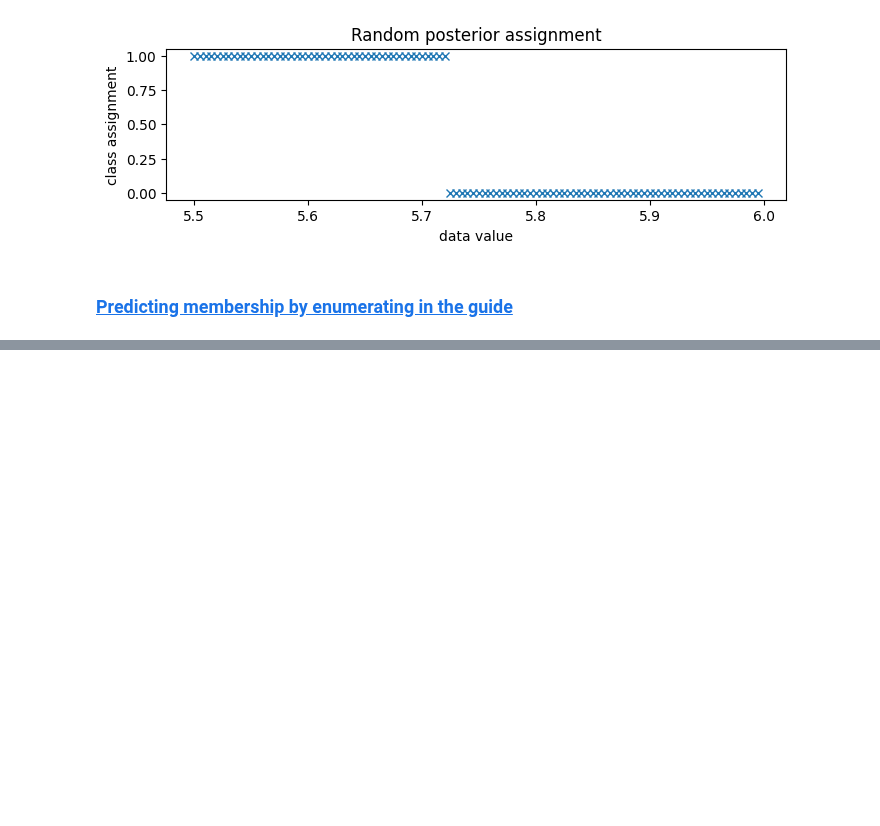
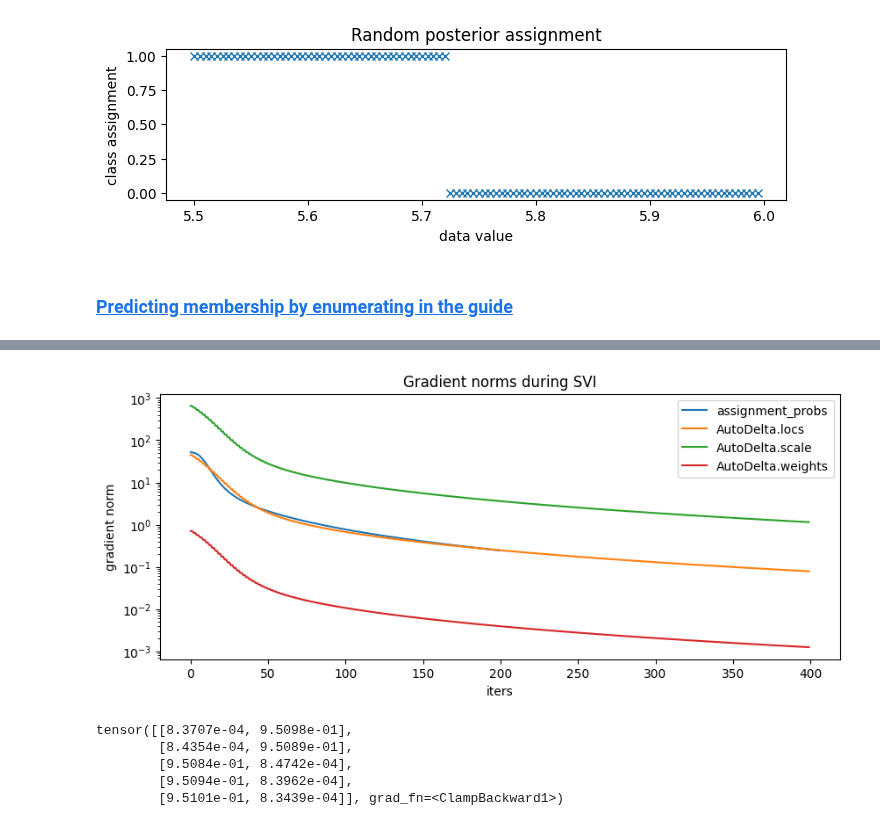
Before and after one commit to drclab/GP_VAE, a Jupyter notebook: drclab/Pyro/svi_GM_00.ipynb, the cells around one changed output, grey strips where cells are left out. Saved outputs shown, nothing was run; the diff lists cells and outputs as text; code cells hidden in the pictures; blank space fills up the shorter version.

```diff
--- a/drclab/Pyro/svi_GM_00.ipynb
+++ b/drclab/Pyro/svi_GM_00.ipynb
@@ -210,0 +250,11 @@ pyplot.ylabel('class assignment');
+# %%
+pyplot.figure(figsize=(10,4), dpi=100).set_facecolor('white')
+for name, grad_norms in gradient_norms.items():
+    pyplot.plot(grad_norms, label=name)
+pyplot.xlabel('iters')
+pyplot.ylabel('gradient norm')
+pyplot.yscale('log')
+pyplot.legend(loc='best')
+pyplot.title('Gradient norms during SVI');
+# %% [output]
+[figure, added]
@@ -210,0 +263,8 @@ pyplot.ylabel('class assignment');
+# %%
+assignment_probs
+# %% [output]
+tensor([[8.3707e-04, 9.5098e-01],
+        [8.4354e-04, 9.5089e-01],
+        [9.5084e-01, 8.4742e-04],
+        [9.5094e-01, 8.3962e-04],
+        [9.5101e-01, 8.3439e-04]], grad_fn=<ClampBackward1>)
```
Also changed, not shown: parts of 10 cells of this notebook.
